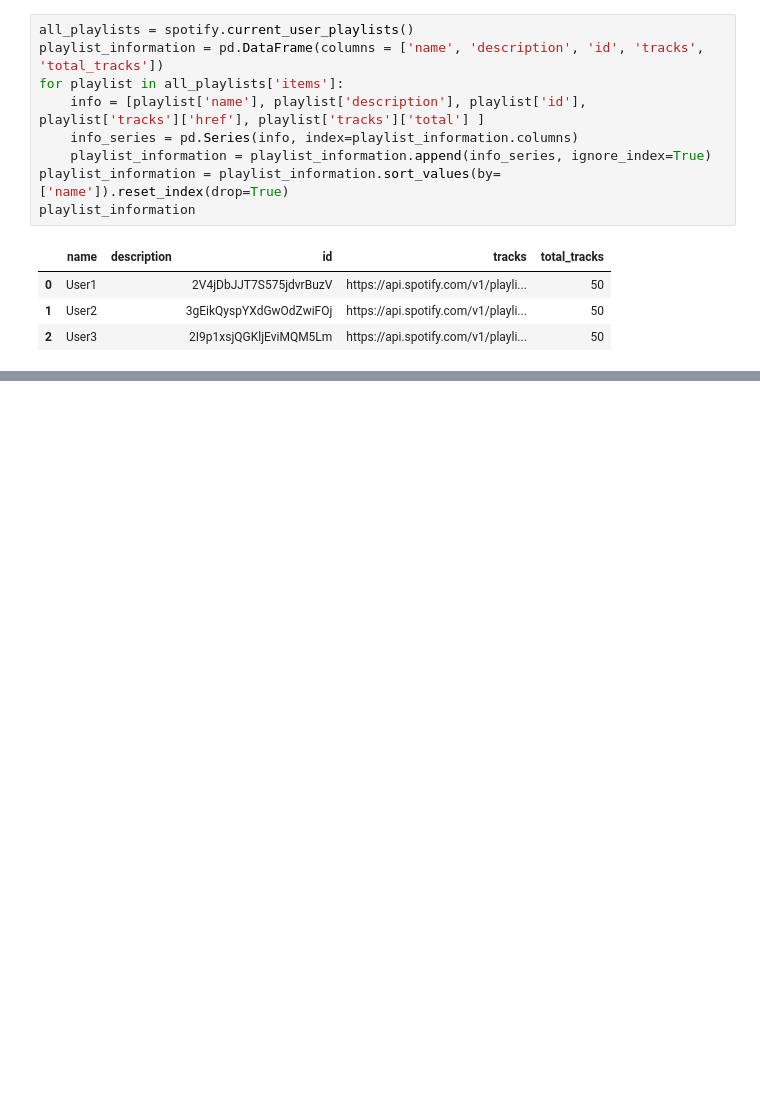
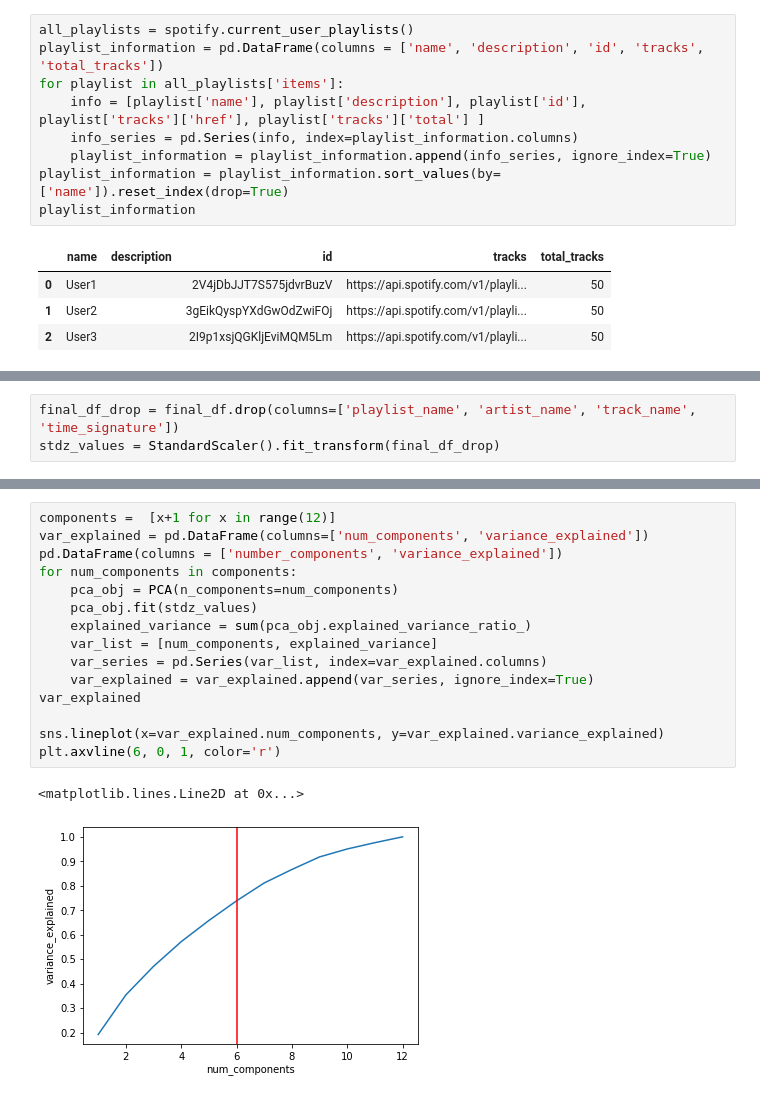
Before and after one commit to dandexler/spotiPylot, a Jupyter notebook: concept.ipynb, the cells around one changed output, grey strips where cells are left out. Cells and saved outputs as stored; diff of their text form; blank space fills up the shorter version.

```diff
--- a/concept.ipynb
+++ b/concept.ipynb
@@ -103,0 +196,3 @@ user_1_tracks['tracks']['items'][0]['track']
+# %%
+final_df_drop = final_df.drop(columns=['playlist_name', 'artist_name', 'track_name', 'time_signature'])
+stdz_values = StandardScaler().fit_transform(final_df_drop)
@@ -103,0 +202,18 @@ user_1_tracks['tracks']['items'][0]['track']
+# %%
+components =  [x+1 for x in range(12)]
+var_explained = pd.DataFrame(columns=['num_components', 'variance_explained'])
+pd.DataFrame(columns = ['number_components', 'variance_explained'])
+for num_components in components:
+    pca_obj = PCA(n_components=num_components)
+    pca_obj.fit(stdz_values)
+    explained_variance = sum(pca_obj.explained_variance_ratio_)
+    var_list = [num_components, explained_variance]
+    var_series = pd.Series(var_list, index=var_explained.columns)
+    var_explained = var_explained.append(var_series, ignore_index=True)
+var_explained
+
+sns.lineplot(x=var_explained.num_components, y=var_explained.variance_explained)
+plt.axvline(6, 0, 1, color='r')
+# %% [output]
+<matplotlib.lines.Line2D at 0x...>
+[figure, added]
```
Also changed, not shown: parts of 48 cells of this notebook.
